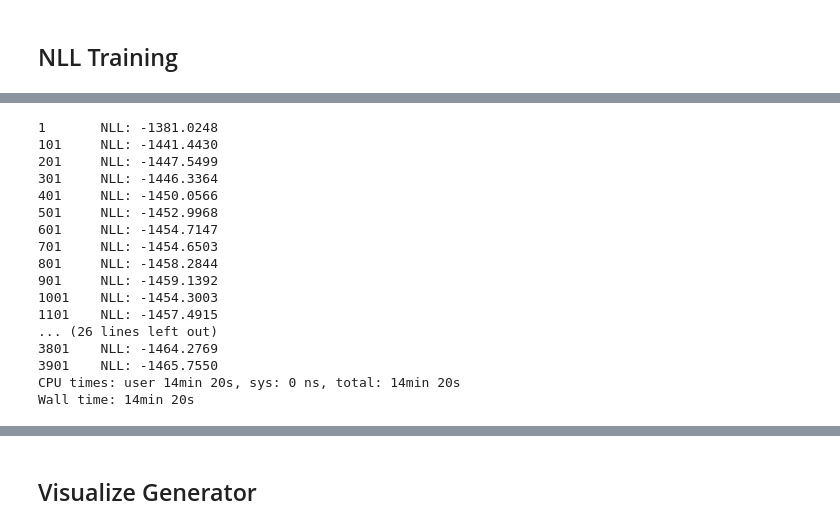
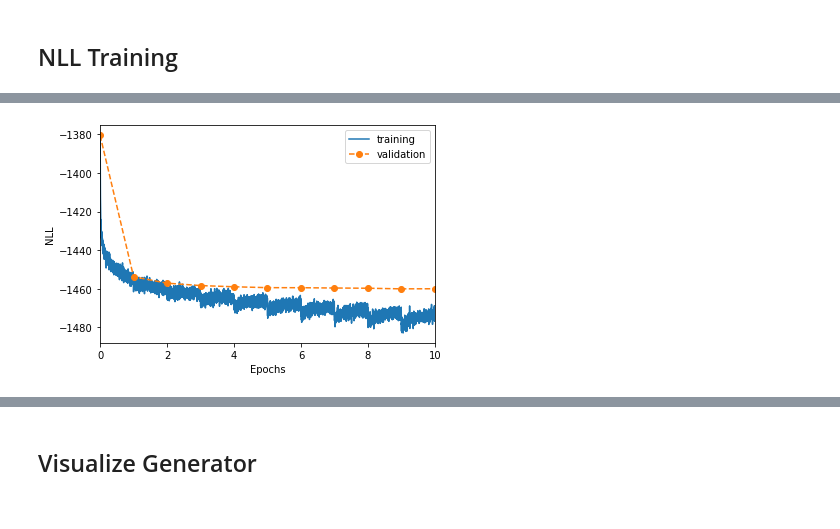
Before and after one commit to noegroup/bgflow, a Jupyter notebook: notebooks/cgn-fixTorsions.ipynb, the cells around one changed output, grey strips where cells are left out. Saved outputs shown, nothing was run; the diff lists cells and outputs as text; code cells hidden in the pictures.

```diff
--- a/notebooks/cgn-fixTorsions.ipynb
+++ b/notebooks/cgn-fixTorsions.ipynb
@@ -464,0 +493,32 @@ MD energy: min=-100.326 max=77.3389
+# %%
+%%time
+
+N_EPOCHS = 10
+
+for epoch in range(N_EPOCHS):
+    # Training
+    for batch, in tqdm(trainloader, leave=False):
+        optim.zero_grad()
+        nll = generator.energy(batch.to(**ctx)).mean()
+        nll.backward()
+        optim.step()
+        nll = nll.item()
+        running_average += (nll - running_average) / tau
+        print(f"\rEpoch {epoch+1}/{N_EPOCHS}"
+              f"     NLL {nll:.2f}",
+              f"     Running Av. {running_average:.2f}",
+              end="")
+        reporter.append(nll)
+
+    # Validation
+    with torch.no_grad():
+        test_nll = 0.0
+        counter = 0
+        print("   Validation ...", end="")
+        for batch, in valloader:
+            nll_batch = generator.energy(batch.to(**ctx)).mean().item()
+            # update mean
+            counter += 1
+            test_nll += (nll_batch - test_nll) / counter
+        print(f"  NLL {test_nll: .2f}")
+        test_reporter.append(test_nll)
@@ -465 +538,13 @@ MD energy: min=-100.326 max=77.3389
+# %%
+it = np.arange(len(reporter)) / (len(reporter)-1) * (len(test_reporter)-1)
+plt.plot(it, reporter, label='training')
+plt.plot(test_reporter, '--o', label='validation')
+# plt.ylim(np.nanmin(reporter), test_reporter[1])
+plt.xlim(0, max(it))
+plt.ylabel('NLL')
+plt.xlabel('Epochs')
+plt.legend()
+plt.show()
+# %% [output]
+[figure, added]
 # %%
@@ -473,29 +558,11 @@ nll_trainer = bg.KLTrainer(
 # %%
-%%time
-#run training
-nll_trainer.train(
-    n_iter=4000,
-    data=training_data,
-    # testdata=testing_data,
-    batchsize=2**7,
-    n_print=100,
-)
+# %%time
+# #run training
+# nll_trainer.train(
+#     n_iter=4000,
+#     data=training_data,
+#     # testdata=testing_data,
+#     batchsize=2**7,
+#     n_print=100,
+# )
-# %% [output]
-1       NLL: -1381.0248
-101     NLL: -1441.4430
-201     NLL: -1447.5499
-301     NLL: -1446.3364
-401     NLL: -1450.0566
-501     NLL: -1452.9968
-601     NLL: -1454.7147
-701     NLL: -1454.6503
-801     NLL: -1458.2844
-901     NLL: -1459.1392
-1001    NLL: -1454.3003
-1101    NLL: -1457.4915
-... (26 lines left out)
-3801    NLL: -1464.2769
-3901    NLL: -1465.7550
-CPU times: user 14min 20s, sys: 0 ns, total: 14min 20s
-Wall time: 14min 20s
 # %%
```
Also changed, not shown: parts of 20 cells of this notebook.
